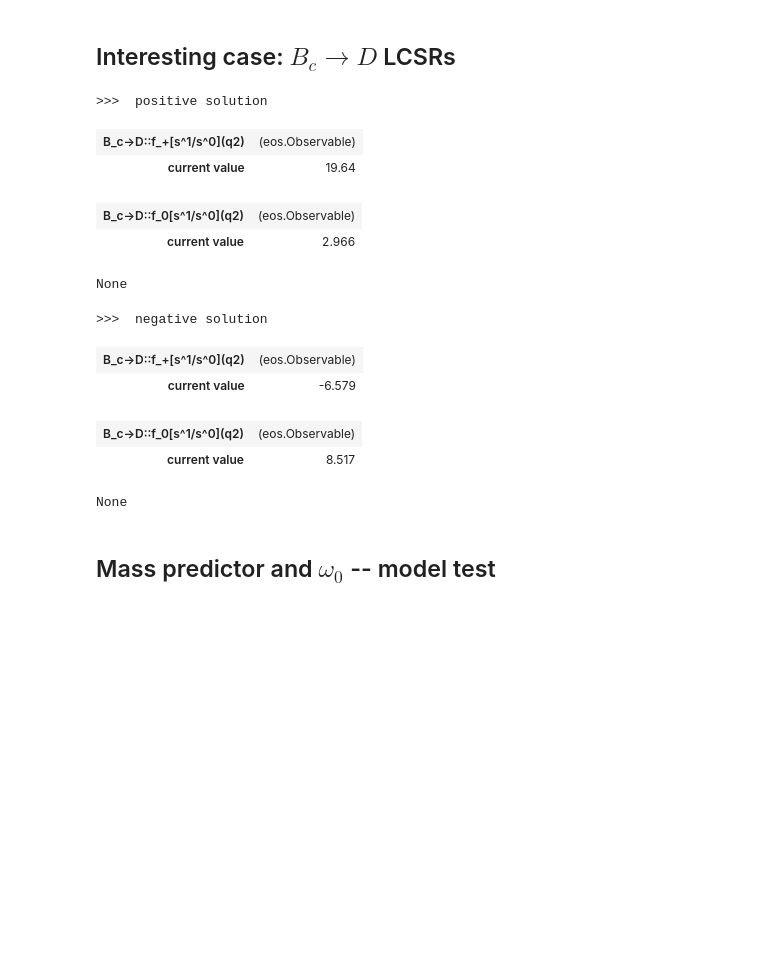
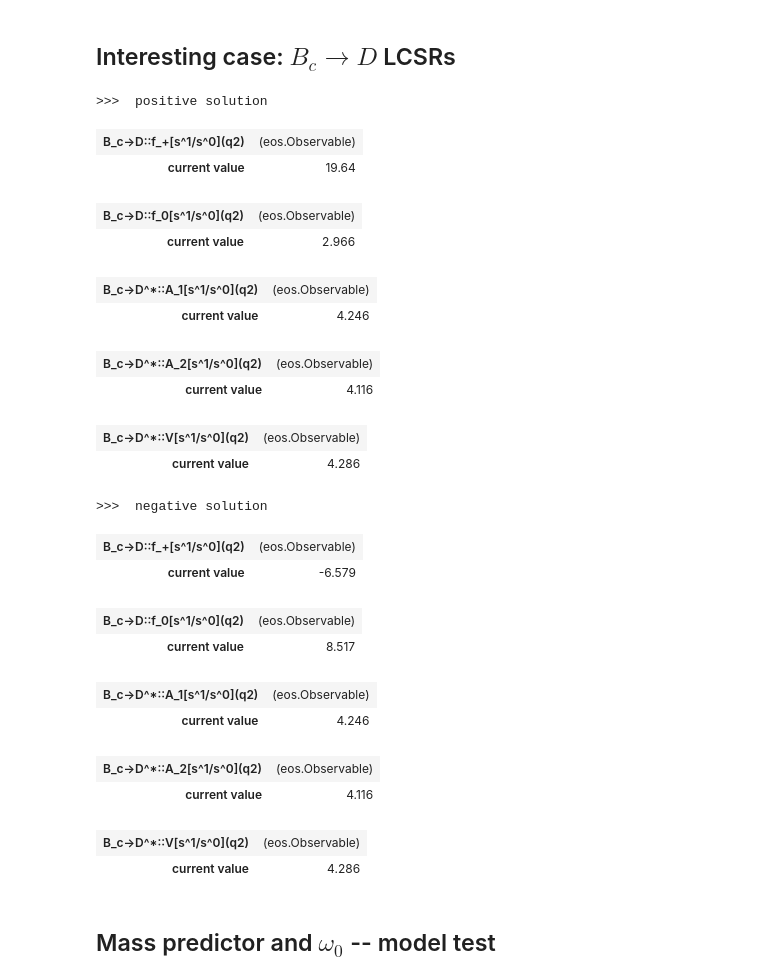
Before and after one commit to pluegh/eos, a Jupyter notebook: notebooks/B_c decay, D mass and lambda_{B_c}.ipynb, the cells around one changed output. Saved outputs shown, nothing was run; the diff lists cells and outputs as text; code cells hidden in the pictures; blank space fills up the shorter version.

```diff
--- a/notebooks/B_c decay, D mass and lambda_{B_c}.ipynb
+++ b/notebooks/B_c decay, D mass and lambda_{B_c}.ipynb
@@ -25,42 +25,54 @@ model_parameters.update({'B_c->D::s_0^+/-,0@B-LCSR': 6, 'B_c->D::s_0^+,0@B-LCSR'
 
 runs = (
     {
         'name': 'positive solution',
         'params' : model_parameters,
         'options': 'solution=+'
     },
     {
         'name': 'negative solution',
         'params' : model_parameters,
         'options': 'solution=-'
     },
 )
 
 parameters = eos.Parameters.Defaults()
 kinematics = eos.Kinematics(q2=-15)
 
 for run in runs:
     print('>>> ', run['name'])
     set_parameters(parameters, run['params'])
     obs = (
         eos.Observable.make('B_c->D::f_+[s^1/s^0](q2);'+run['options'], parameters, kinematics, eos.Options()),
         eos.Observable.make('B_c->D::f_0[s^1/s^0](q2);'+run['options'], parameters, kinematics, eos.Options()),
-        eos.Observable.make('B_c->D*::f_0[s^1/s^0](q2);'+run['options'], parameters, kinematics, eos.Options()),
-    )
+        eos.Observable.make('B_c->D^*::A_1[s^1/s^0](q2);'+run['options'], parameters, kinematics, eos.Options()),
+        eos.Observable.make('B_c->D^*::A_2[s^1/s^0](q2);'+run['options'], parameters, kinematics, eos.Options()),
+        eos.Observable.make('B_c->D^*::V[s^1/s^0](q2);'+run['options'], parameters, kinematics, eos.Options()),
+)
     display(*obs)
 # %% [output]
 >>>  positive solution
 | B_c->D::f_+[s^1/s^0](q2) | (eos.Observable) |
 | current value | 19.64 |
 | B_c->D::f_0[s^1/s^0](q2) | (eos.Observable) |
 | current value | 2.966 |
-None
->>>  negative solution
-| B_c->D::f_+[s^1/s^0](q2) | (eos.Observable) |
-| current value | -6.579 |
+| B_c->D^*::A_1[s^1/s^0](q2) | (eos.Observable) |
+| current value | 4.246 |
-| B_c->D::f_0[s^1/s^0](q2) | (eos.Observable) |
-| current value | 8.517 |
+| B_c->D^*::A_2[s^1/s^0](q2) | (eos.Observable) |
+| current value | 4.116 |
-None
+| B_c->D^*::V[s^1/s^0](q2) | (eos.Observable) |
+| current value | 4.286 |
+>>>  negative solution
+| B_c->D::f_+[s^1/s^0](q2) | (eos.Observable) |
+| current value | -6.579 |
+| B_c->D::f_0[s^1/s^0](q2) | (eos.Observable) |
+| current value | 8.517 |
+| B_c->D^*::A_1[s^1/s^0](q2) | (eos.Observable) |
+| current value | 4.246 |
+| B_c->D^*::A_2[s^1/s^0](q2) | (eos.Observable) |
+| current value | 4.116 |
+| B_c->D^*::V[s^1/s^0](q2) | (eos.Observable) |
+| current value | 4.286 |
 # %% [markdown]
 ## Mass predictor and $\omega_0$ -- model test
 # %%
```
Also changed, not shown: parts of 1 cell of this notebook, 6 other files.
